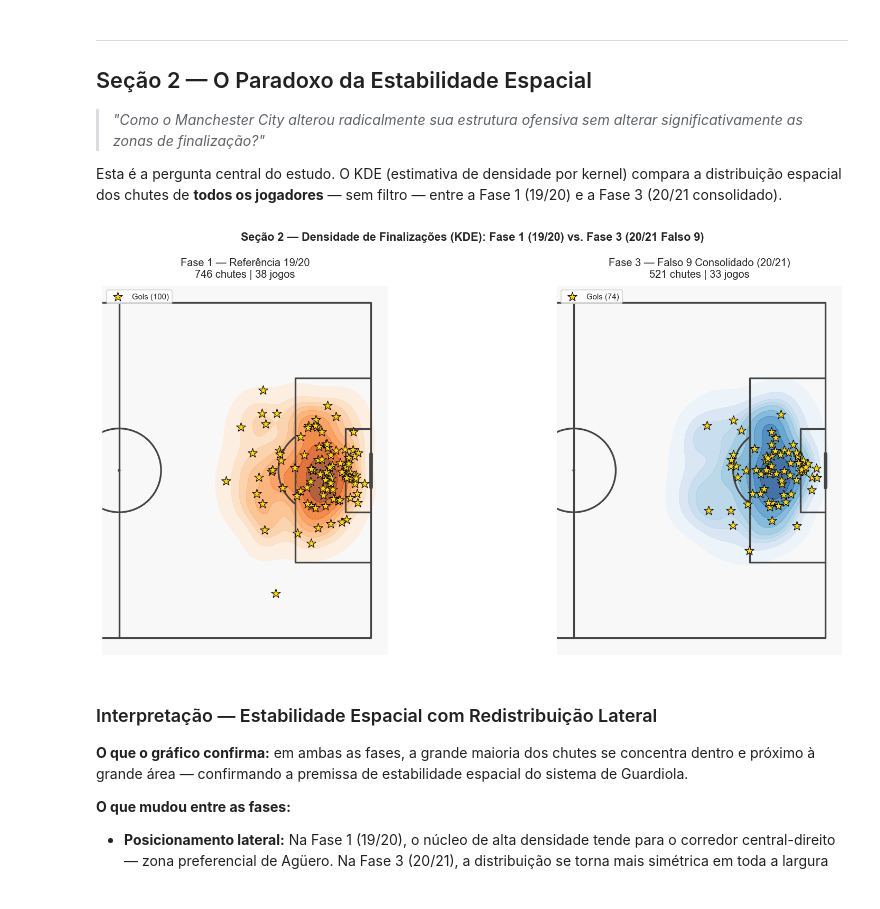
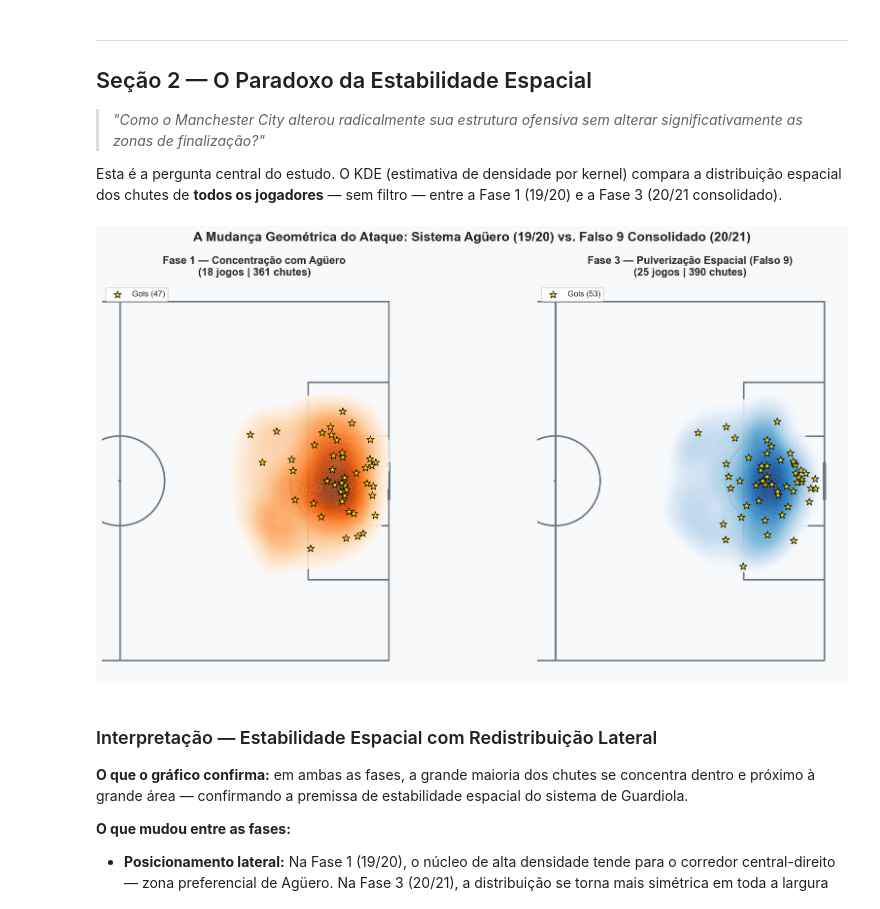
Before and after one commit to carolabdu/futebol-analise, a Jupyter notebook: Analise_City_19_20_20_21_completo.ipynb, the cells around one changed output. Drawn from its saved outputs; the diff is of its cells as text; code cells hidden in the pictures.

```diff
--- a/Analise_City_19_20_20_21_completo.ipynb
+++ b/Analise_City_19_20_20_21_completo.ipynb
@@ -81,6 +84,8 @@ mc_shots = df_shots[df_shots['team'].str.contains('Manchester City', case=False,
 
 # Garantir formato datetime
 mc_shots['date'] = pd.to_datetime(mc_shots['date'])
+# Criar coluna match_date (data do jogo) para agregações por partida
+mc_shots['match_date'] = mc_shots['date'].dt.date
 
 # Converter coordenadas Understat (0-1) para StatsBomb (0-120 x 0-80)
 if 'x_sb' not in mc_shots.columns:
@@ -176,8 +235,8 @@ cores_fase = {
 
 O primeiro diagnóstico examina **como o padrão de finalizações do City mudou entre as três fases táticas** — sem filtrar por jogadores. O objetivo é identificar se a transição sistêmica alterou as zonas de finalização ou apenas a composição dos executores.
 # %%
-fase1_shots = mc_shots[fase1_mask].copy()
-fase3_shots = mc_shots[fase3_mask].copy()
+fase1_shots = mc_shots[mc_shots['fase'] == fase1_label].copy()
+fase3_shots = mc_shots[mc_shots['fase'] == fase3_label].copy()
 
 pitch = Pitch(pitch_type='statsbomb', half=True, pitch_color='white', line_color='#333333')
 fig, ax = pitch.draw(figsize=(16, 7), nrows=1, ncols=2)
@@ -239,41 +298,36 @@ plt.show()
 
 Esta é a pergunta central do estudo. O KDE (estimativa de densidade por kernel) compara a distribuição espacial dos chutes de **todos os jogadores** — sem filtro — entre a Fase 1 (19/20) e a Fase 3 (20/21 consolidado).
 # %%
-fase1_shots = mc_shots[fase1_mask].copy()
-fase3_shots = mc_shots[fase3_mask].copy()
+fase1_shots = mc_shots[mc_shots['fase'] == fase1_label].copy()
+fase3_shots = mc_shots[mc_shots['fase'] == fase3_label].copy()
 
-pitch = Pitch(pitch_type='statsbomb', half=True, pitch_color='#f8f8f8', line_color='#444444', line_zorder=2)
-fig, ax = pitch.draw(figsize=(16, 7), nrows=1, ncols=2)
-fig.set_facecolor('white')
+pitch = Pitch(pitch_type='statsbomb', half=True, pitch_color='#f8f9fa', line_color='#6c757d')
+fig, ax = pitch.draw(figsize=(16, 8), nrows=1, ncols=2)
+fig.set_facecolor('#f8f9fa')
+
 fig.suptitle(
-    'Seção 2 — Densidade de Finalizações (KDE): Fase 1 (19/20) vs. Fase 3 (20/21 Falso 9)',
-    fontsize=13, fontweight='bold'
+    'A Mudança Geométrica do Ataque: Sistema Agüero (19/20) vs. Falso 9 Consolidado (20/21)',
+    fontsize=16, fontweight='bold', y=0.98
 )
 
-for a, data, titulo, cmap in [
-    (ax[0], fase1_shots,
-     f'Fase 1 — Referência 19/20\n{len(fase1_shots)} chutes | {g1} jogos',
-     'Oranges'),
-    (ax[1], fase3_shots,
-     f'Fase 3 — Falso 9 Consolidado (20/21)\n{len(fase3_shots)} chutes | {g3} jogos',
-     'Blues'),
+for a, data, titulo, cor in [
+    (ax[0], fase1_shots, f'Fase 1 — Concentração com Agüero\n({g1} jogos | {len(fase1_shots)} chutes)', 'Oranges'),
+    (ax[1], fase3_shots, f'Fase 3 — Pulverização Espacial (Falso 9)\n({g3} jogos | {len(fase3_shots)} chutes)', 'Blues')
 ]:
-    if len(data) > 5:
-        sns.kdeplot(
-            x=data['x_sb'], y=data['y_sb'], ax=a,
-            fill=True, cmap=cmap, thresh=0.05, levels=10, alpha=0.75
-        )
+    kde = pitch.kdeplot(data['x_sb'], data['y_sb'], ax=a,
+                        cmap=cor, fill=True, levels=100, thresh=0.1, alpha=0.8)
+
     gols = data[data['result'] == 'Goal']
-    a.scatter(gols['x_sb'], gols['y_sb'], s=120, color='gold',
-              edgecolors='black', linewidth=0.7, marker='*', zorder=5,
-              label=f'Gols ({len(gols)})')
-    a.set_title(titulo, fontsize=12, pad=10)
-    a.legend(loc='upper left', fontsize=9, frameon=True)
+    pitch.scatter(gols['x_sb'], gols['y_sb'], ax=a, s=90, color='gold',
+                  edgecolors='black', linewidth=0.8, marker='*', zorder=5, label=f'Gols ({len(gols)})')
+
+    a.set_title(titulo, fontsize=13, pad=10, fontweight='bold')
+    a.legend(loc='upper left', fontsize=10, frameon=True, facecolor='white')
 
 plt.tight_layout()
 plt.show()
 # %% [output]
-[figure, old version]
+[figure, new version]
 # %% [markdown]
 ### Interpretação — Estabilidade Espacial com Redistribuição Lateral
 
```
Also changed, not shown: parts of 17 cells of this notebook.
